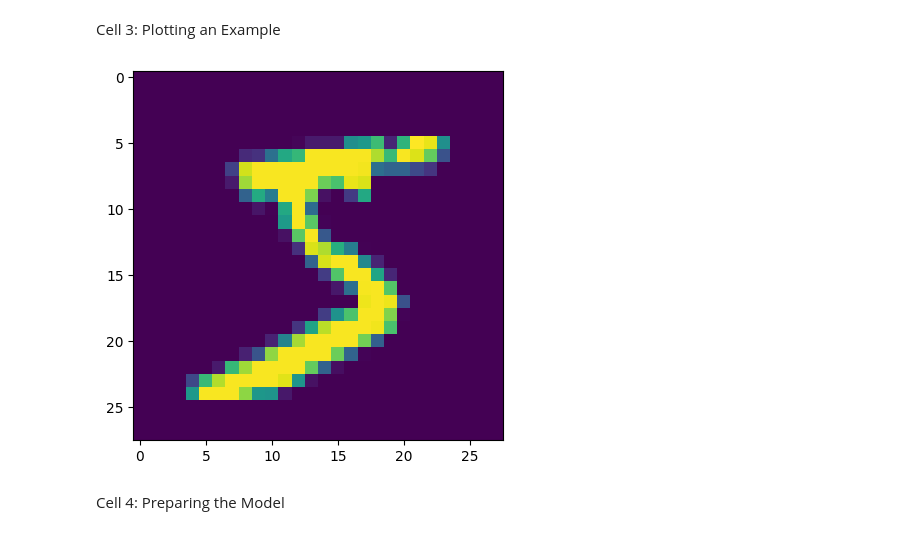
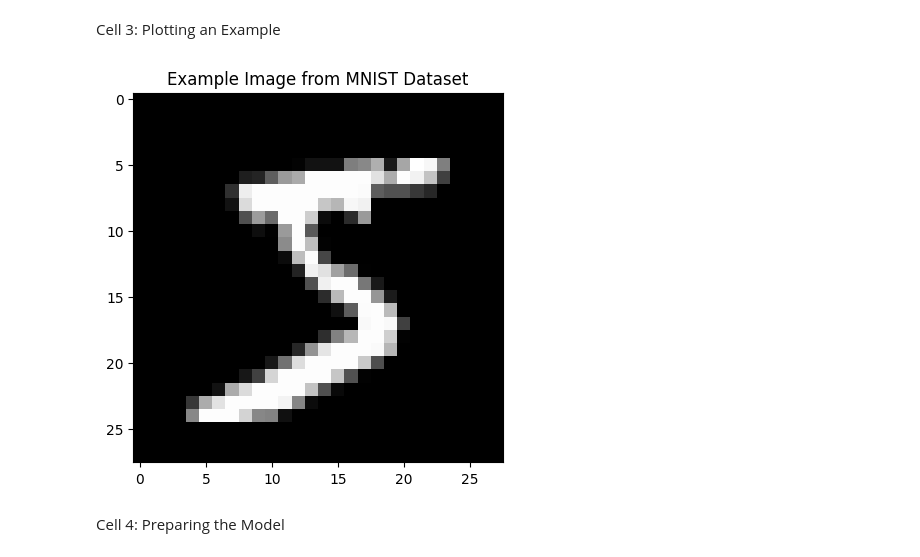
Before and after one commit to pashu26-7/DL_Practicals_SPPU, a Jupyter notebook: DL_lab_2.ipynb, the cells around one changed output. Cells and saved outputs as stored; diff of their text form; code cells hidden in the pictures.

```diff
--- a/DL_lab_2.ipynb
+++ b/DL_lab_2.ipynb
@@ -19,10 +19,11 @@ Downloading data from https://storage.googleapis.com/tensorflow/tf-keras-dataset
 Cell 3: Plotting an Example
 # %%
 # Plotting an example
-plt.imshow(x_train[0])
+plt.imshow(x_train[0], cmap='gray')
+plt.title("Example Image from MNIST Dataset")
 plt.show()
 # %% [output]
-[figure, old version]
+[figure, new version]
 # %% [markdown]
 Cell 4: Preparing the Model
 # %%
```
Also changed, not shown: parts of 8 cells of this notebook.
